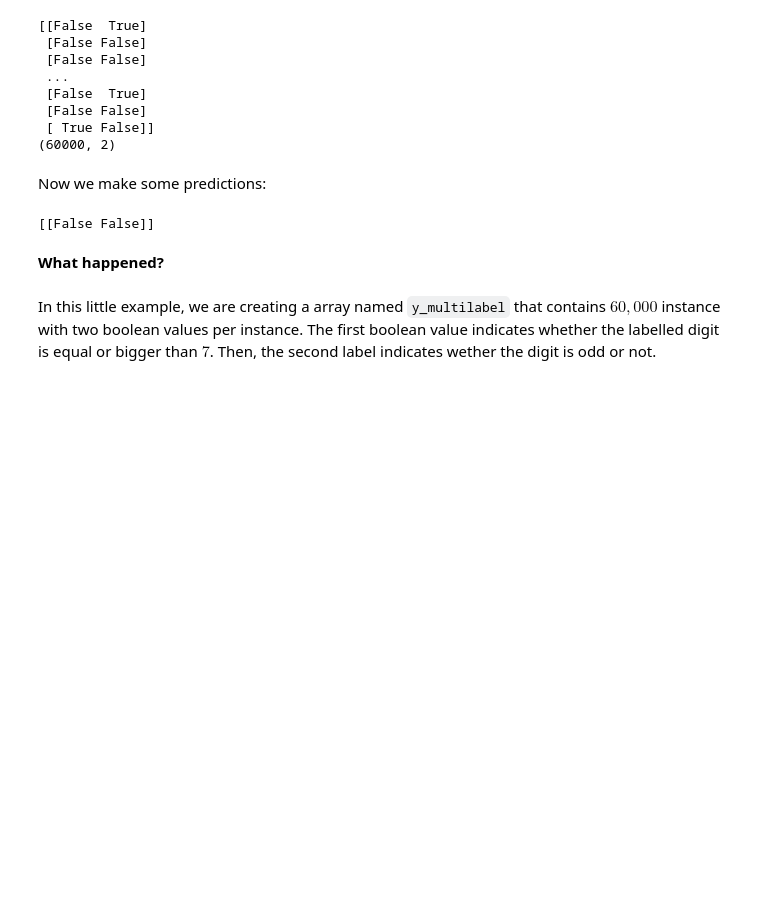
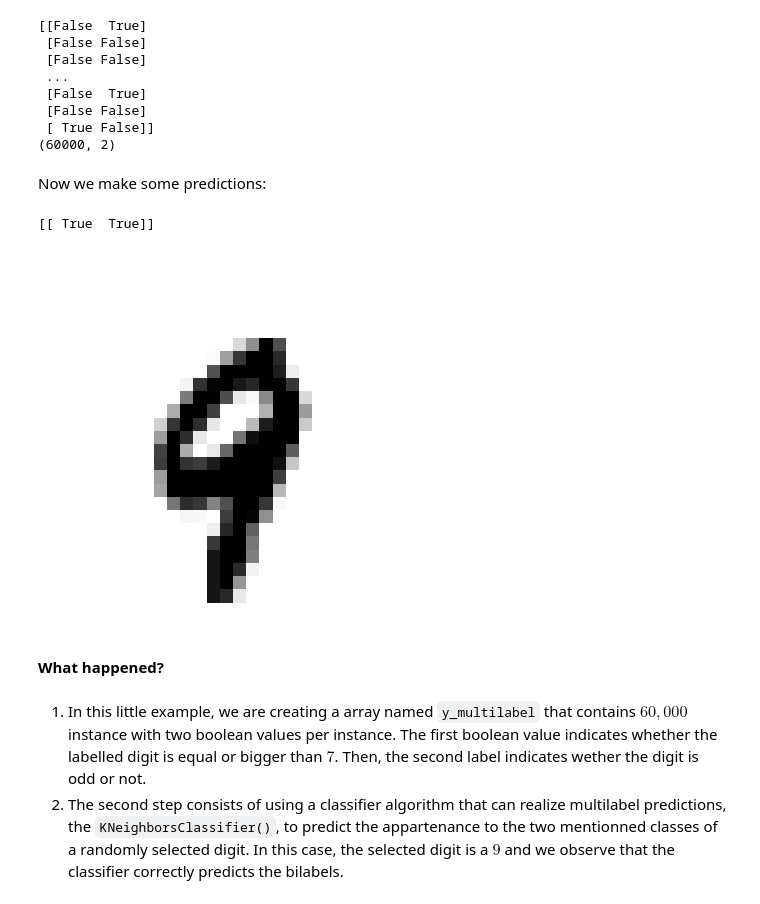
Before and after one commit to YVYX04/ML_First_Steps, a Jupyter notebook: 03_classification.ipynb, the cells around one changed output. Saved outputs shown, nothing was run; the diff lists cells and outputs as text; code cells hidden in the pictures; blank space fills up the shorter version.

```diff
--- a/03_classification.ipynb
+++ b/03_classification.ipynb
@@ -745,13 +745,19 @@ Now we make some predictions:
 # %%
 knn_clf.fit(X_train, y_multilabel)
 
 # we predict the digit
+rd.seed(42)
 rd_digit = rd.randint(0, 60000)
 y_pred_knn = knn_clf.predict([X_train[rd_digit]])
 print(y_pred_knn)
+
+# we plot the digit
+plot_digit(X_train[rd_digit])
 # %% [output]
-[[False False]]
+[[ True  True]]
+[figure, added]
 # %% [markdown]
 **What happened?**
 # %% [markdown]
-In this little example, we are creating a array named `y_multilabel` that contains $60,000$ instance with two boolean values per instance. The first boolean value indicates whether the labelled digit is equal or bigger than $7$. Then, the second label indicates wether the digit is odd or not.
+1. In this little example, we are creating a array named `y_multilabel` that contains $60,000$ instance with two boolean values per instance. The first boolean value indicates whether the labelled digit is equal or bigger than $7$. Then, the second label indicates wether the digit is odd or not.
+2. The second step consists of using a classifier algorithm that can realize multilabel predictions, the `KNeighborsClassifier()`, to predict the appartenance to the two mentionned classes of a randomly selected digit. In this case, the selected digit is a $9$ and we observe that the classifier correctly predicts the bilabels.
```
Also changed, not shown: parts of 13 cells of this notebook.
